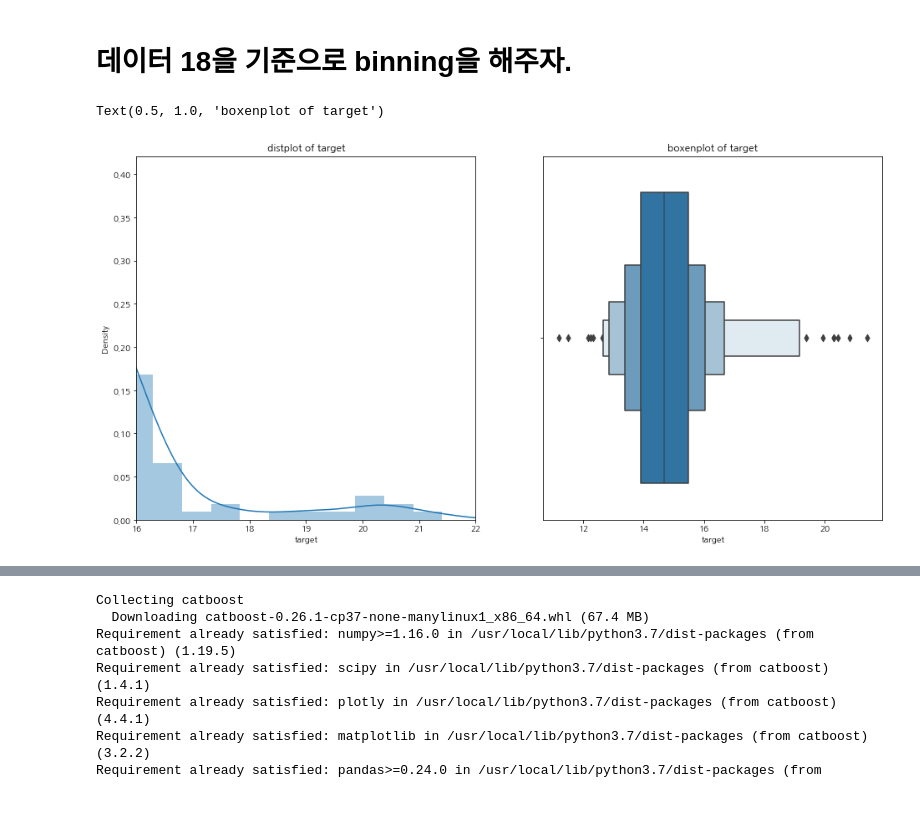
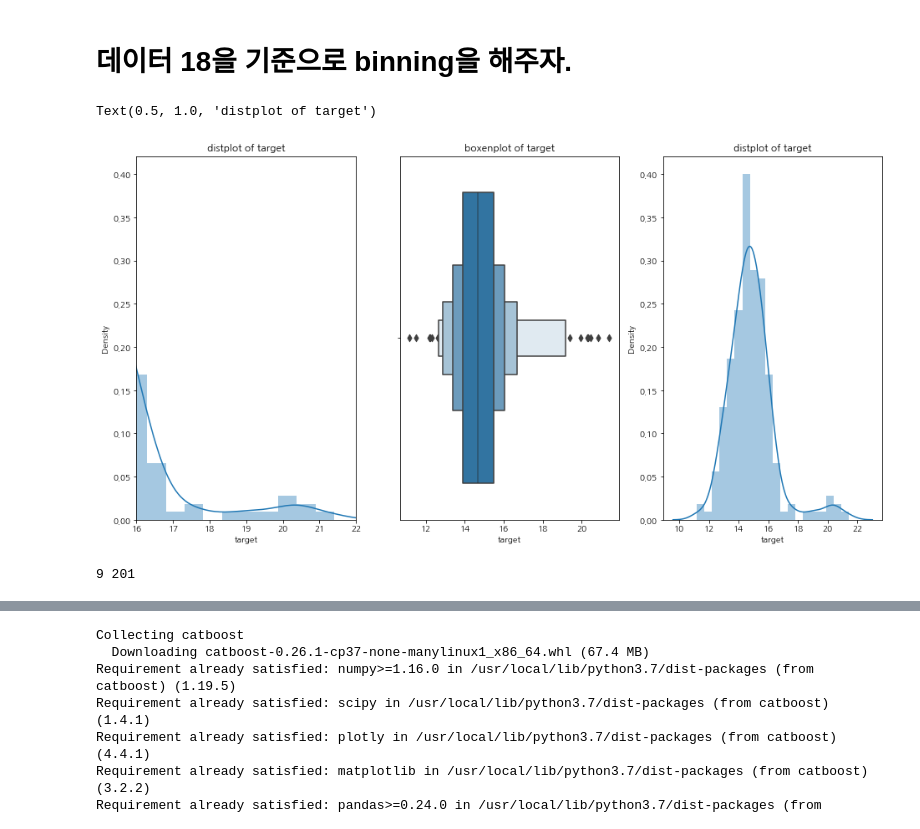
Before and after one commit to qkrwjdduf159/BigContest, a Jupyter notebook: 연어 EDA.ipynb, the cells around one changed output, grey strips where cells are left out. Drawn from its saved outputs; the diff is of its cells as text; code cells hidden in the pictures.

```diff
--- a/연어 EDA.ipynb
+++ b/연어 EDA.ipynb
@@ -655,12 +655,22 @@ vif
 # 데이터 18을 기준으로 binning을 해주자.
 # %%
 # 18을 기준으로 나누어 주도록 하자.
-fig, ax = plt.subplots(ncols =2 , figsize = (16,8))
+fig, ax = plt.subplots(ncols =3 , figsize = (16,8))
 sns.distplot(vif_data['target'], ax = ax[0])
+sns.distplot(vif_data['target'], ax = ax[2])
 sns.boxenplot(vif_data['target'], ax = ax[1])
 ax[0].set_xlim([16,22])
 ax[0].set_title('distplot of target')
 ax[1].set_title('boxenplot of target')
+ax[2].set_title('distplot of target')
 # %% [output]
-Text(0.5, 1.0, 'boxenplot of target')
+Text(0.5, 1.0, 'distplot of target')
-[figure, old version]
+[figure, new version]
+# %%
+data_1 = vif_data[vif_data['target'] > 18]
+data_2 = vif_data[vif_data['target'] <= 18]
+
+# 9개 201개로 나누는 것이 맞는가?
+print(len(data_1), len(data_2))
+# %% [output]
+9 201
```
Also changed, not shown: parts of 3 cells of this notebook.
